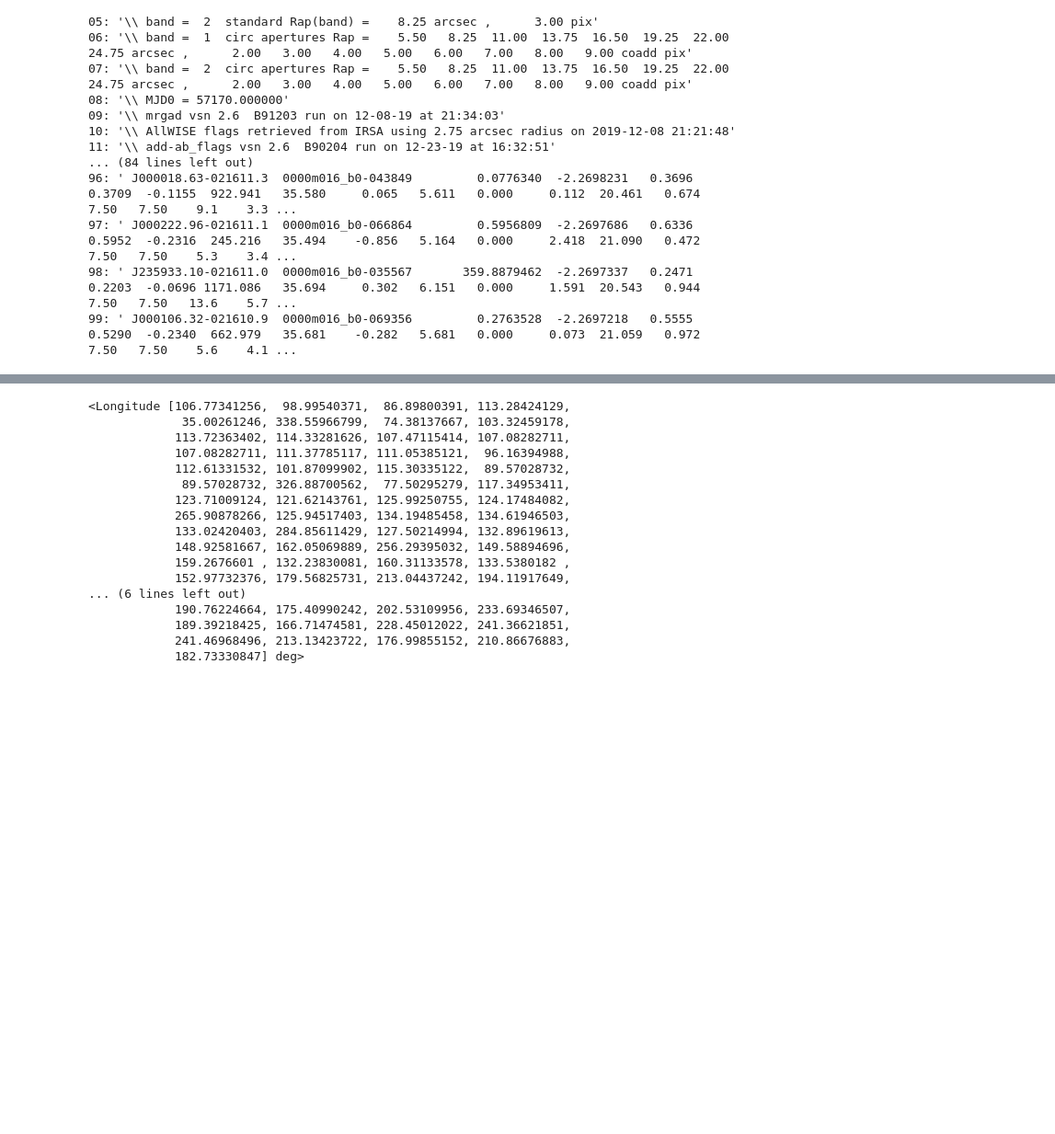
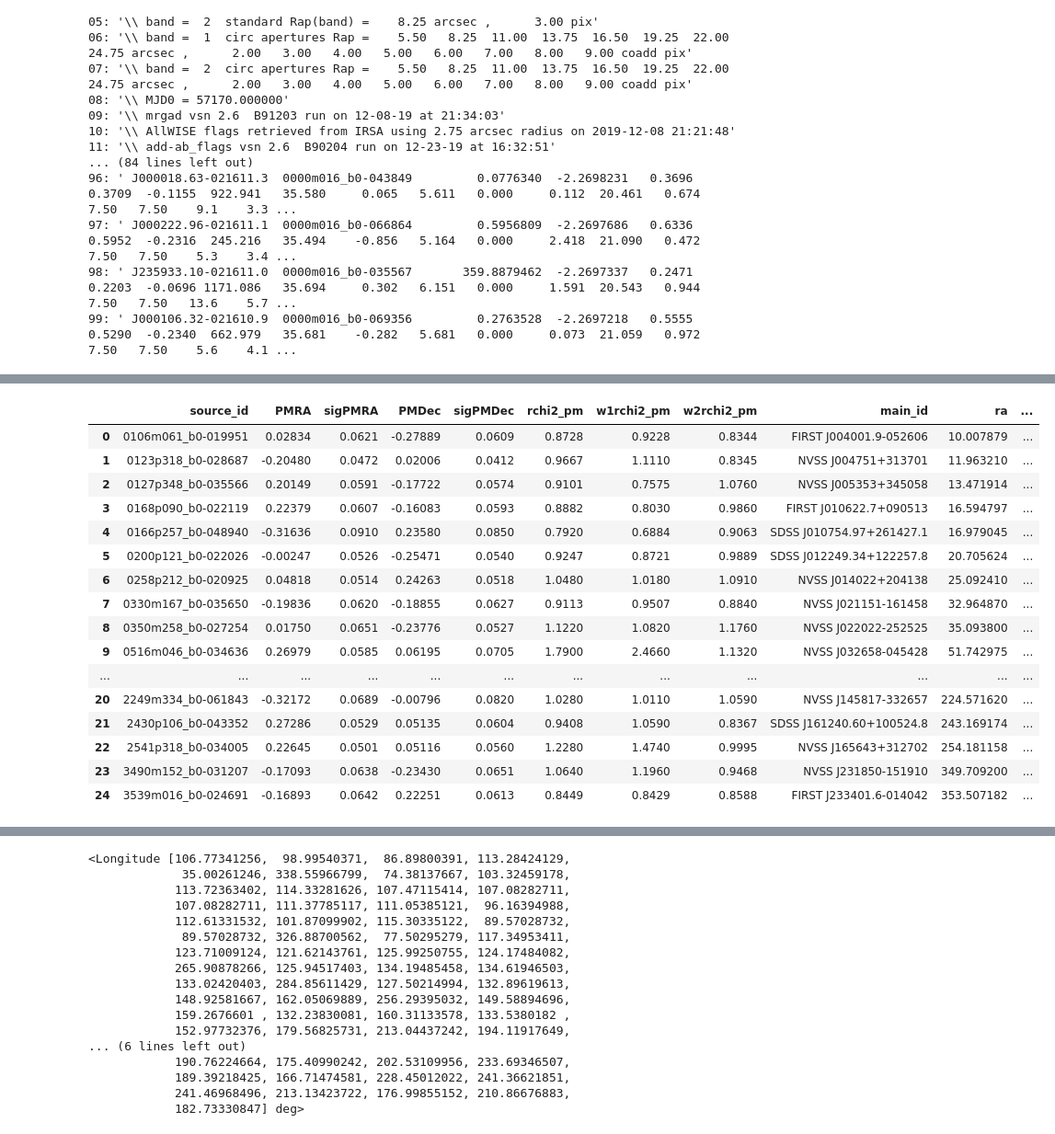
Before and after one commit to abdurakhmonnosirov/Astronometric-catalogs, a Jupyter notebook: CatWISE2020/catwise_check.ipynb, the cells around one changed output, grey strips where cells are left out. Shown at 92% size. Drawn from its saved outputs; the diff is of its cells as text; code cells hidden in the pictures; blank space fills up the shorter version.

```diff
--- a/CatWISE2020/catwise_check.ipynb
+++ b/CatWISE2020/catwise_check.ipynb
@@ -134,0 +115,3 @@ catwise
+# %%
+for col in gaia.columns:
+    print(col)
@@ -297,0 +308,96 @@ KeyError: 'MAIN_ID'
+# %%
+# Cross-match with SIMBAD
+
+import pandas as pd
+import warnings
+from pathlib import Path
+
+from astroquery.simbad import Simbad
+from astroquery.exceptions import NoResultsWarning
+
+from astropy.table import Table
+from astropy.coordinates import SkyCoord
+from astropy.time import Time
+import astropy.units as u
+
+warnings.filterwarnings("ignore", category=NoResultsWarning)
+
+PM_LIMIT = 200  # mas/year
+W1_LIMIT = 17
+output_dir = Path(f"/Volumes/PortableSSD/CatWISE-analysis/w1{W1_LIMIT:.0f}_pm{PM_LIMIT:.0f}_Q-4")
+
+# --- read and prepare input table ---
+file = Table.read(output_dir / "CatWISE_VLASS_RACS-high_RACS-mid_2arcsec.csv")
+
+coords = SkyCoord(
+    ra=file["ra_pm"] * u.deg,
+    dec=file["dec_pm"] * u.deg,
+    pm_ra_cosdec=file["PMRA"] * u.arcsec / u.yr,
+    pm_dec=file["PMDec"] * u.arcsec / u.yr,
+    frame="icrs",
+    obstime=Time(57170, format="mjd"),
+)
+
+coord_new = coords.apply_space_motion(new_obstime=Time("J2000", format="jyear_str"))
+file["RA_J2000"] = coord_new.ra.deg
+file["DE_J2000"] = coord_new.dec.deg
+
+table = file.to_pandas()
+
+# --- SIMBAD setup ---
+custom_simbad = Simbad()
+custom_simbad.ROW_LIMIT = 50
+custom_simbad.TIMEOUT = 60
+custom_simbad.add_votable_fields("pmra", "pmdec", "plx_value", "plx_err", "otype")
+wanted = ["main_id", "ra", "dec", "pmra", "pmdec", "plx_value", "plx_err", "otype"]
+all_rows = []
+
+for source in table.itertuples(index=False):
+    ra = source.RA_J2000
+    dec = source.DE_J2000
+
+    query_coord = SkyCoord(ra=ra * u.deg, dec=dec * u.deg, frame="icrs")
+    result = custom_simbad.query_region(query_coord, radius=5 * u.arcsec)
+
+    if result is None:
+        continue
+
+    result_df = result.to_pandas()
+    result_df = result_df[[c for c in wanted if c in result_df.columns]].copy()
+
+    # vectorized angular separation
+    simbad_coords = SkyCoord(
+        ra=result_df["ra"].to_numpy() * u.deg,
+        dec=result_df["dec"].to_numpy() * u.deg,
+        frame="icrs",
+    )
+    result_df["angular_distance"] = query_coord.separation(simbad_coords).arcsecond
+    result_df = result_df.sort_values("angular_distance", ignore_index=True)
+
+    original_columns = ["source_id", "PMRA", "sigPMRA", "PMDec", "sigPMDec", 'rchi2', 'rchi2_pm', 'w1rchi2_pm', 'w2rchi2_pm']
+    for i, col in enumerate(original_columns):
+        result_df.insert(i, col, getattr(source, col))
+
+    all_rows.append(result_df)
+
+tab = pd.concat(all_rows, ignore_index=True) if all_rows else pd.DataFrame()
+tab.to_csv(output_dir/'SIMBAD-match.csv', index=False)
+tab
+# %% [output]
+|  | source_id | PMRA | sigPMRA | PMDec | sigPMDec | rchi2_pm | w1rchi2_pm | w2rchi2_pm | main_id | ra | ... |
+| 0 | 0106m061_b0-019951 | 0.02834 | 0.0621 | -0.27889 | 0.0609 | 0.8728 | 0.9228 | 0.8344 | FIRST J004001.9-052606 | 10.007879 | ... |
+| 1 | 0123p318_b0-028687 | -0.20480 | 0.0472 | 0.02006 | 0.0412 | 0.9667 | 1.1110 | 0.8345 | NVSS J004751+313701 | 11.963210 | ... |
+| 2 | 0127p348_b0-035566 | 0.20149 | 0.0591 | -0.17722 | 0.0574 | 0.9101 | 0.7575 | 1.0760 | NVSS J005353+345058 | 13.471914 | ... |
+| 3 | 0168p090_b0-022119 | 0.22379 | 0.0607 | -0.16083 | 0.0593 | 0.8882 | 0.8030 | 0.9860 | FIRST J010622.7+090513 | 16.594797 | ... |
+| 4 | 0166p257_b0-048940 | -0.31636 | 0.0910 | 0.23580 | 0.0850 | 0.7920 | 0.6884 | 0.9063 | SDSS J010754.97+261427.1 | 16.979045 | ... |
+| 5 | 0200p121_b0-022026 | -0.00247 | 0.0526 | -0.25471 | 0.0540 | 0.9247 | 0.8721 | 0.9889 | SDSS J012249.34+122257.8 | 20.705624 | ... |
+| 6 | 0258p212_b0-020925 | 0.04818 | 0.0514 | 0.24263 | 0.0518 | 1.0480 | 1.0180 | 1.0910 | NVSS J014022+204138 | 25.092410 | ... |
+| 7 | 0330m167_b0-035650 | -0.19836 | 0.0620 | -0.18855 | 0.0627 | 0.9113 | 0.9507 | 0.8840 | NVSS J021151-161458 | 32.964870 | ... |
+| 8 | 0350m258_b0-027254 | 0.01750 | 0.0651 | -0.23776 | 0.0527 | 1.1220 | 1.0820 | 1.1760 | NVSS J022022-252525 | 35.093800 | ... |
+| 9 | 0516m046_b0-034636 | 0.26979 | 0.0585 | 0.06195 | 0.0705 | 1.7900 | 2.4660 | 1.1320 | NVSS J032658-045428 | 51.742975 | ... |
+| ... | ... | ... | ... | ... | ... | ... | ... | ... | ... | ... | ... |
+| 20 | 2249m334_b0-061843 | -0.32172 | 0.0689 | -0.00796 | 0.0820 | 1.0280 | 1.0110 | 1.0590 | NVSS J145817-332657 | 224.571620 | ... |
+| 21 | 2430p106_b0-043352 | 0.27286 | 0.0529 | 0.05135 | 0.0604 | 0.9408 | 1.0590 | 0.8367 | SDSS J161240.60+100524.8 | 243.169174 | ... |
+| 22 | 2541p318_b0-034005 | 0.22645 | 0.0501 | 0.05116 | 0.0560 | 1.2280 | 1.4740 | 0.9995 | NVSS J165643+312702 | 254.181158 | ... |
+| 23 | 3490m152_b0-031207 | -0.17093 | 0.0638 | -0.23430 | 0.0651 | 1.0640 | 1.1960 | 0.9468 | NVSS J231850-151910 | 349.709200 | ... |
+| 24 | 3539m016_b0-024691 | -0.16893 | 0.0642 | 0.22251 | 0.0613 | 0.8449 | 0.8429 | 0.8588 | FIRST J233401.6-014042 | 353.507182 | ... |
```
Also changed, not shown: parts of 14 cells of this notebook, 2 other files.
